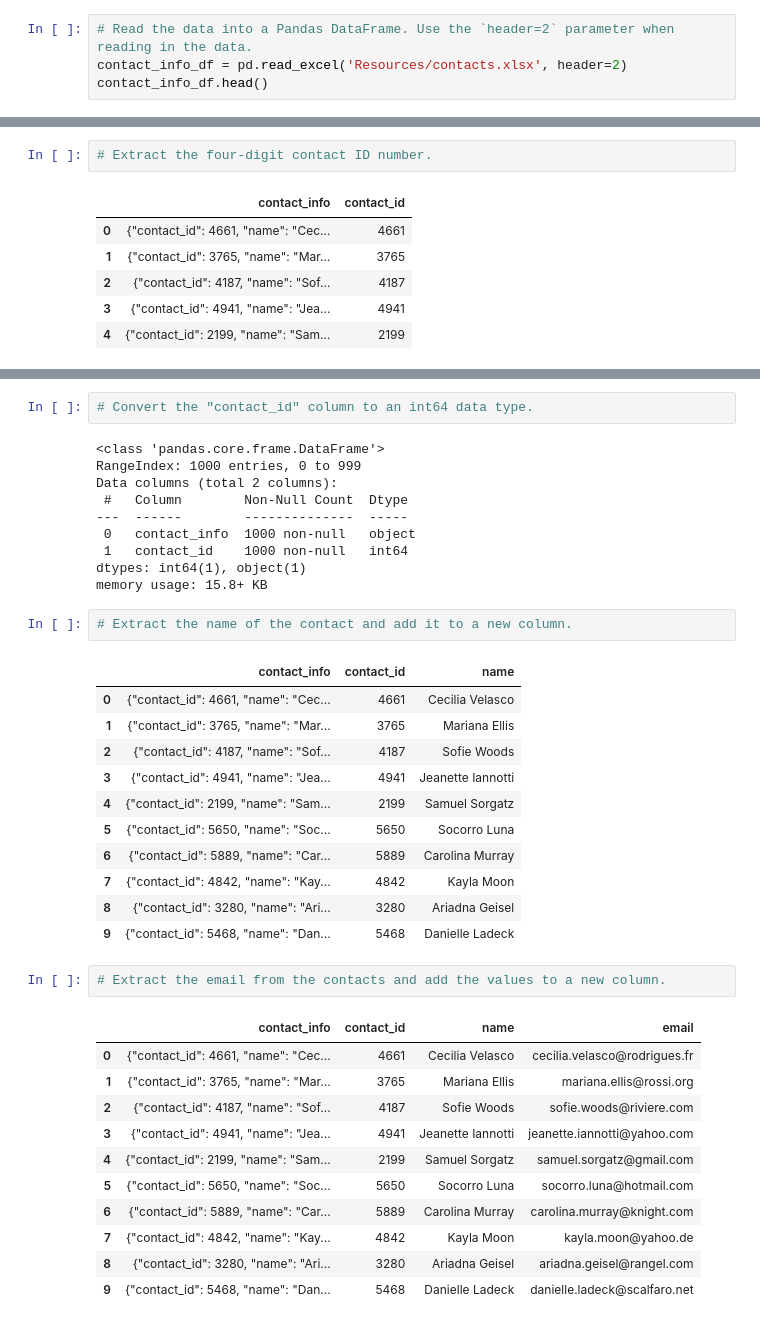
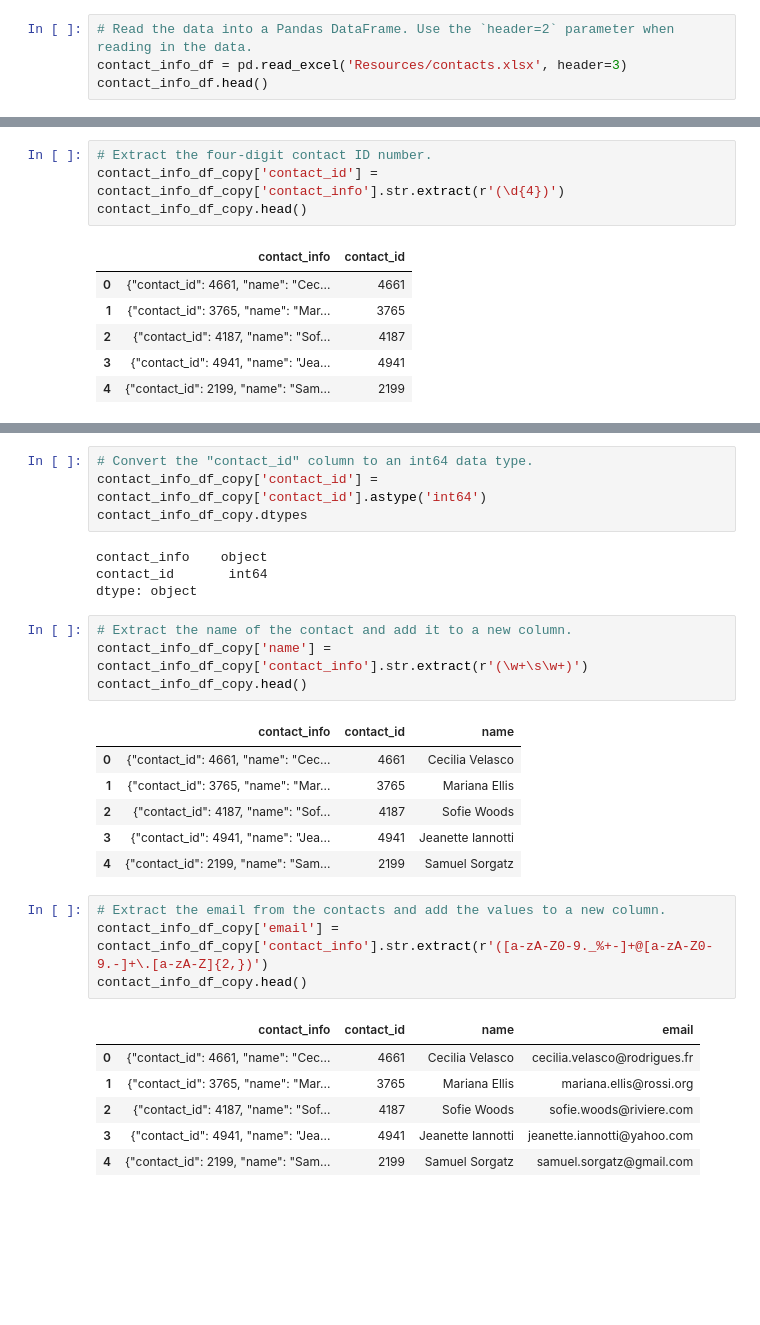
Before and after one commit to amdruggan/Crowdfunding_ETL, a Jupyter notebook: ETL_Mini_Project_ADruggan.ipynb, the cells around one changed output, grey strips where cells are left out. Drawn from its saved outputs; the diff is of its cells as text; blank space fills up the shorter version.

Commit message:
Updating campaign csv, contacts csv, etl_adruggan

```diff
--- a/ETL_Mini_Project_ADruggan.ipynb
+++ b/ETL_Mini_Project_ADruggan.ipynb
@@ -333,6 +333,6 @@ campaign_merged_df.to_csv("Resources/campaign.csv", index=False)
 ### Extract the contacts.xlsx Data.
 # %%
 # Read the data into a Pandas DataFrame. Use the `header=2` parameter when reading in the data.
-contact_info_df = pd.read_excel('Resources/contacts.xlsx', header=2)
+contact_info_df = pd.read_excel('Resources/contacts.xlsx', header=3)
 contact_info_df.head()
 # %% [output]
@@ -450,5 +458,7 @@ contact_info_df_copy.head()
 # %%
 # Extract the four-digit contact ID number.
+contact_info_df_copy['contact_id'] = contact_info_df_copy['contact_info'].str.extract(r'(\d{4})')
+contact_info_df_copy.head()
 # %% [output]
 |  | contact_info | contact_id |
 | 0 | {"contact_id": 4661, "name": "Cec... | 4661 |
@@ -471,17 +476,15 @@ memory usage: 15.8+ KB
 # %%
 # Convert the "contact_id" column to an int64 data type.
+contact_info_df_copy['contact_id'] = contact_info_df_copy['contact_id'].astype('int64')
+contact_info_df_copy.dtypes
 # %% [output]
-<class 'pandas.core.frame.DataFrame'>
-RangeIndex: 1000 entries, 0 to 999
-Data columns (total 2 columns):
- #   Column        Non-Null Count  Dtype
----  ------        --------------  -----
- 0   contact_info  1000 non-null   object
- 1   contact_id    1000 non-null   int64
-dtypes: int64(1), object(1)
-memory usage: 15.8+ KB
+contact_info    object
+contact_id       int64
+dtype: object
 # %%
 # Extract the name of the contact and add it to a new column.
+contact_info_df_copy['name'] = contact_info_df_copy['contact_info'].str.extract(r'(\w+\s\w+)')
+contact_info_df_copy.head()
 # %% [output]
 |  | contact_info | contact_id | name |
 | 0 | {"contact_id": 4661, "name": "Cec... | 4661 | Cecilia Velasco |
@@ -489,24 +492,16 @@ memory usage: 15.8+ KB
 | 2 | {"contact_id": 4187, "name": "Sof... | 4187 | Sofie Woods |
 | 3 | {"contact_id": 4941, "name": "Jea... | 4941 | Jeanette Iannotti |
 | 4 | {"contact_id": 2199, "name": "Sam... | 2199 | Samuel Sorgatz |
-| 5 | {"contact_id": 5650, "name": "Soc... | 5650 | Socorro Luna |
-| 6 | {"contact_id": 5889, "name": "Car... | 5889 | Carolina Murray |
-| 7 | {"contact_id": 4842, "name": "Kay... | 4842 | Kayla Moon |
-| 8 | {"contact_id": 3280, "name": "Ari... | 3280 | Ariadna Geisel |
-| 9 | {"contact_id": 5468, "name": "Dan... | 5468 | Danielle Ladeck |
 # %%
 # Extract the email from the contacts and add the values to a new column.
+contact_info_df_copy['email'] = contact_info_df_copy['contact_info'].str.extract(r'([a-zA-Z0-9._%+-]+@[a-zA-Z0-9.-]+\.[a-zA-Z]{2,})')
+contact_info_df_copy.head()
 # %% [output]
 |  | contact_info | contact_id | name | email |
 | 0 | {"contact_id": 4661, "name": "Cec... | 4661 | Cecilia Velasco | cecilia.velasco@rodrigues.fr |
 | 1 | {"contact_id": 3765, "name": "Mar... | 3765 | Mariana Ellis | mariana.ellis@rossi.org |
 | 2 | {"contact_id": 4187, "name": "Sof... | 4187 | Sofie Woods | sofie.woods@riviere.com |
 | 3 | {"contact_id": 4941, "name": "Jea... | 4941 | Jeanette Iannotti | jeanette.iannotti@yahoo.com |
 | 4 | {"contact_id": 2199, "name": "Sam... | 2199 | Samuel Sorgatz | samuel.sorgatz@gmail.com |
-| 5 | {"contact_id": 5650, "name": "Soc... | 5650 | Socorro Luna | socorro.luna@hotmail.com |
-| 6 | {"contact_id": 5889, "name": "Car... | 5889 | Carolina Murray | carolina.murray@knight.com |
-| 7 | {"contact_id": 4842, "name": "Kay... | 4842 | Kayla Moon | kayla.moon@yahoo.de |
-| 8 | {"contact_id": 3280, "name": "Ari... | 3280 | Ariadna Geisel | ariadna.geisel@rangel.com |
-| 9 | {"contact_id": 5468, "name": "Dan... | 5468 | Danielle Ladeck | danielle.ladeck@scalfaro.net |
 # %%
 # Create a copy of the contact_info_df with the 'contact_id', 'name', 'email' columns.
```
Also changed, not shown: parts of 10 cells of this notebook, 1 other file.
